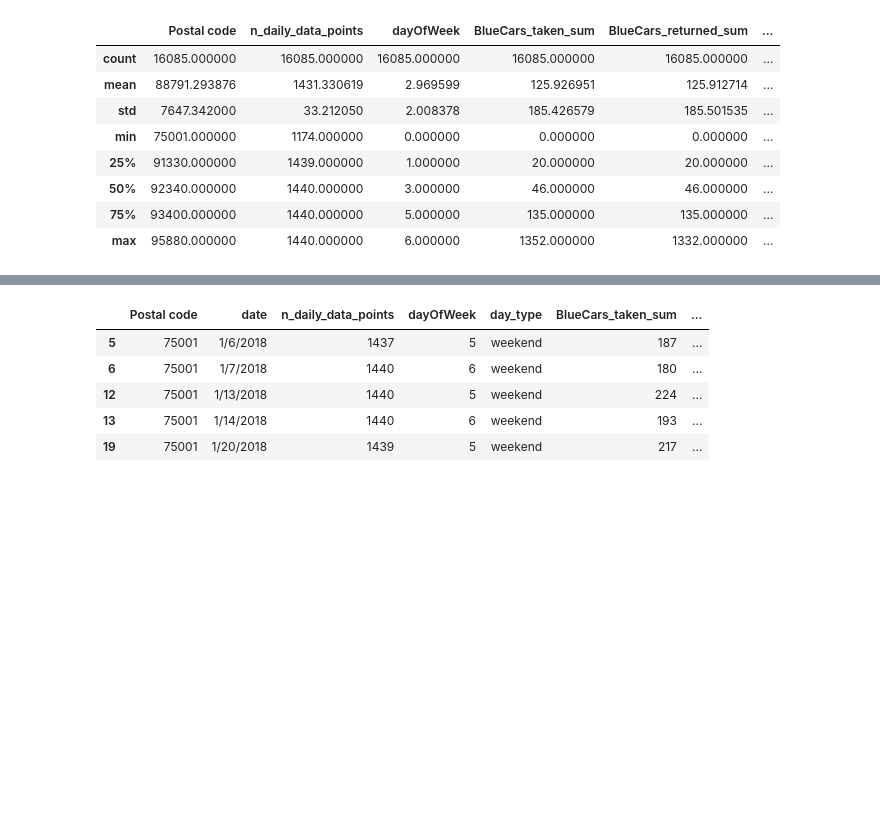
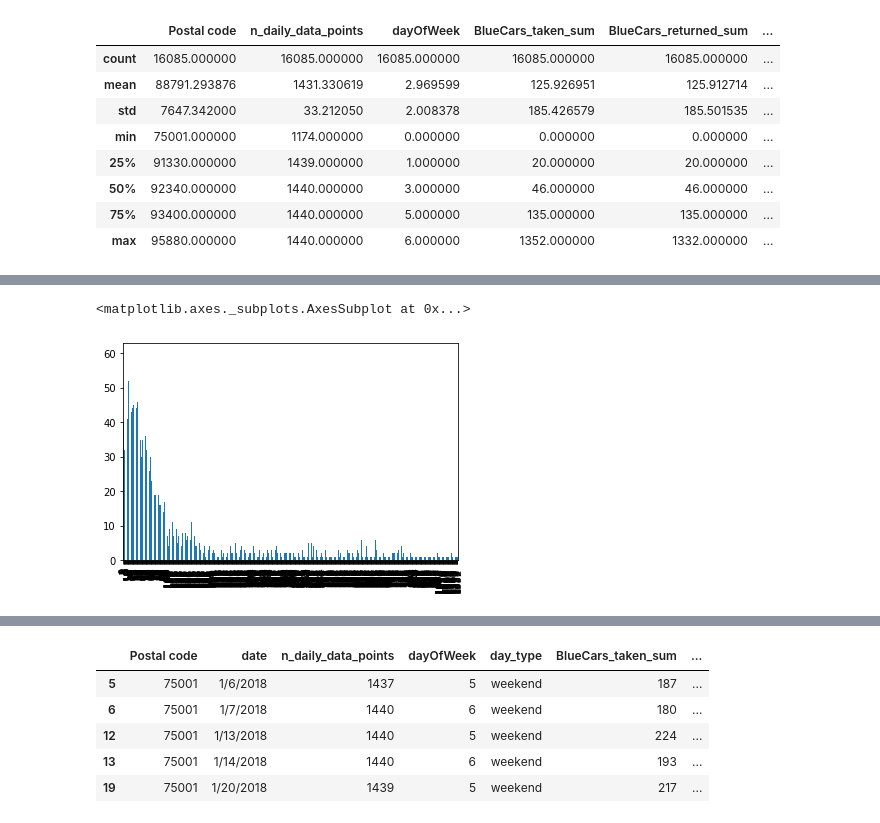
Before and after one commit to felicitymueni/Felicity-musau-Independent-project, a Jupyter notebook: HYPOTHESIS_TESTING_REVISIT.ipynb, the cells around one changed output, grey strips where cells are left out. Drawn from its saved outputs; the diff is of its cells as text; code cells hidden in the pictures; blank space fills up the shorter version.

```diff
--- a/HYPOTHESIS_TESTING_REVISIT.ipynb
+++ b/HYPOTHESIS_TESTING_REVISIT.ipynb
@@ -74,0 +281,5 @@ sns.pairplot(df, vars = col_names, hue='day_type')
+# %%
+df2['bluecars_taken_sum'].value_counts().sort_index().plot.bar()
+# %% [output]
+<matplotlib.axes._subplots.AxesSubplot at 0x...>
+[figure, added]
```
Also changed, not shown: parts of 34 cells of this notebook.
